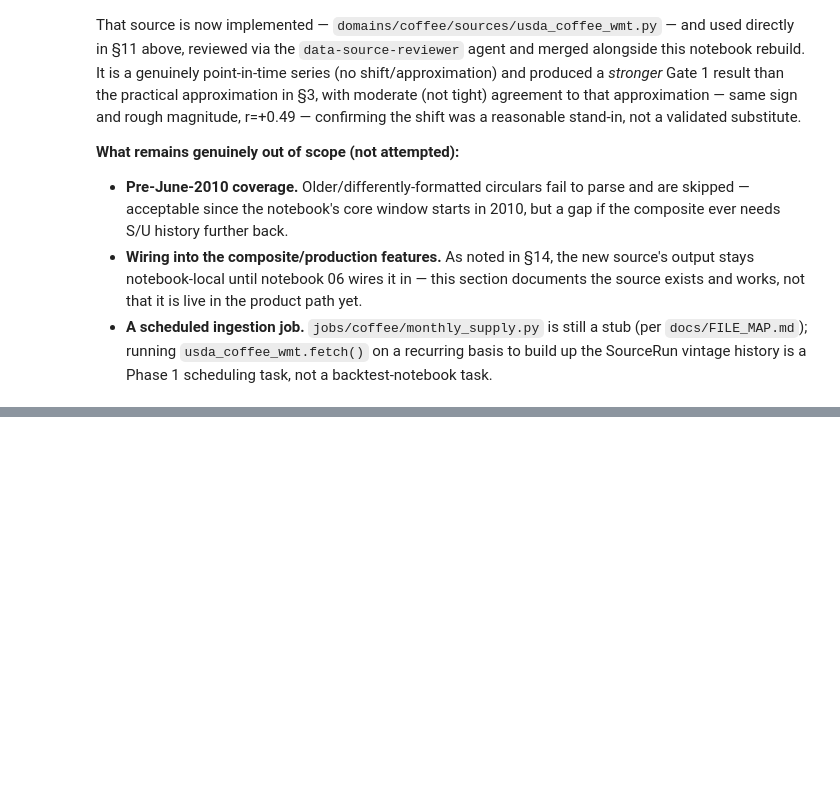
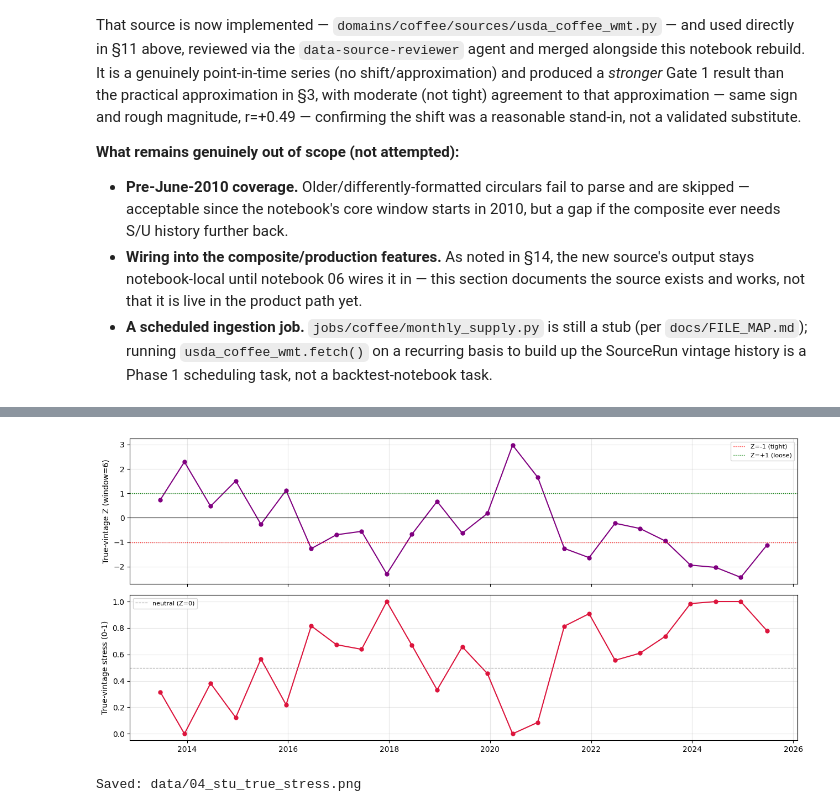
Before and after one commit to abhirajp97/greensignal, a Jupyter notebook: notebooks/coffee_backtests/04_usda_supply_signal.ipynb, the cells around one changed output, grey strips where cells are left out. Saved outputs shown, nothing was run; the diff lists cells and outputs as text; code cells hidden in the pictures; blank space fills up the shorter version.

```diff
--- a/notebooks/coffee_backtests/04_usda_supply_signal.ipynb
+++ b/notebooks/coffee_backtests/04_usda_supply_signal.ipynb
@@ -929,0 +950,8 @@ substitute.
+# %%
+wmt_df['stu_wmt_z_score'] = rolling_zscore(wmt_df['stu_wmt'], window=6)
+wmt_df['stu_wmt_stress'] = wmt_df['stu_wmt_z_score'].apply(stu_stress_score)
+
+n_valid = wmt_df['stu_wmt_stress'].notna().sum()
+print(f'Valid true-vintage stress scores: {n_valid} of {len(wmt_df)} reports '
+      f'(window=6 needs 7 prior reports before the first value)')
+wmt_df[['stu_wmt', 'stu_wmt_z_score', 'stu_wmt_stress']].dropna()
@@ -929,0 +978,22 @@ substitute.
+# %%
+fig, axes = plt.subplots(2, 1, figsize=(13, 6), sharex=True)
+axes[0].plot(wmt_df.index, wmt_df['stu_wmt_z_score'], marker='o', ms=5, color='purple')
+axes[0].axhline(0, color='black', lw=0.8)
+axes[0].axhline(-1, color='red', linestyle=':', lw=1.0, label='Z=-1 (tight)')
+axes[0].axhline(1, color='green', linestyle=':', lw=1.0, label='Z=+1 (loose)')
+axes[0].set_ylabel('True-vintage Z (window=6)')
+axes[0].legend(fontsize=8)
+axes[0].grid(True, alpha=0.3)
+
+axes[1].plot(wmt_df.index, wmt_df['stu_wmt_stress'], marker='o', ms=5, color='crimson')
+axes[1].axhline(0.5, color='gray', linestyle='--', lw=0.8, label='neutral (Z=0)')
+axes[1].set_ylabel('True-vintage stress (0-1)')
+axes[1].legend(fontsize=8)
+axes[1].grid(True, alpha=0.3)
+plt.tight_layout()
+plt.savefig('data/04_stu_true_stress.png', dpi=150, bbox_inches='tight')
+plt.show()
+print('Saved: data/04_stu_true_stress.png')
+# %% [output]
+[figure, added]
+Saved: data/04_stu_true_stress.png
```
Also changed, not shown: parts of 17 cells of this notebook, 10 other files.
